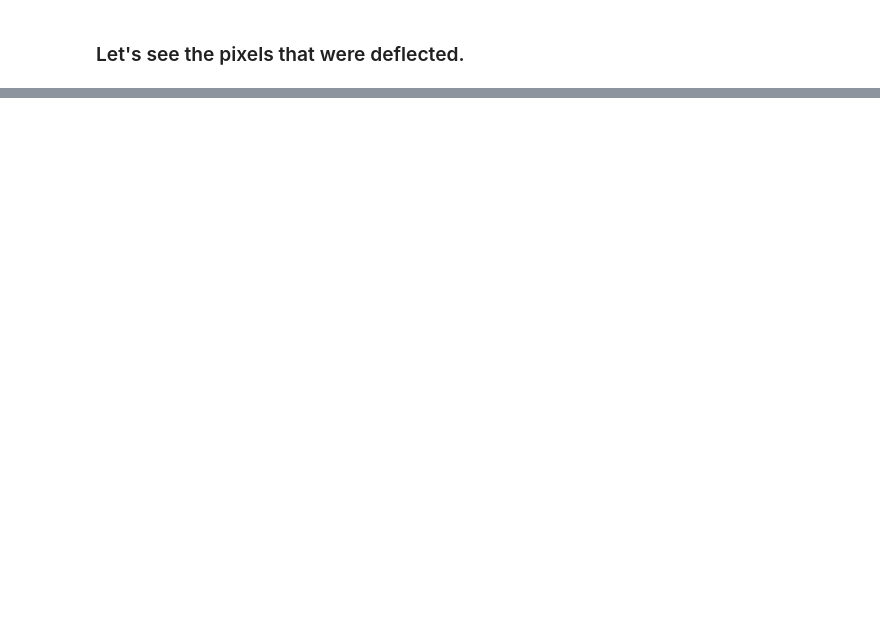
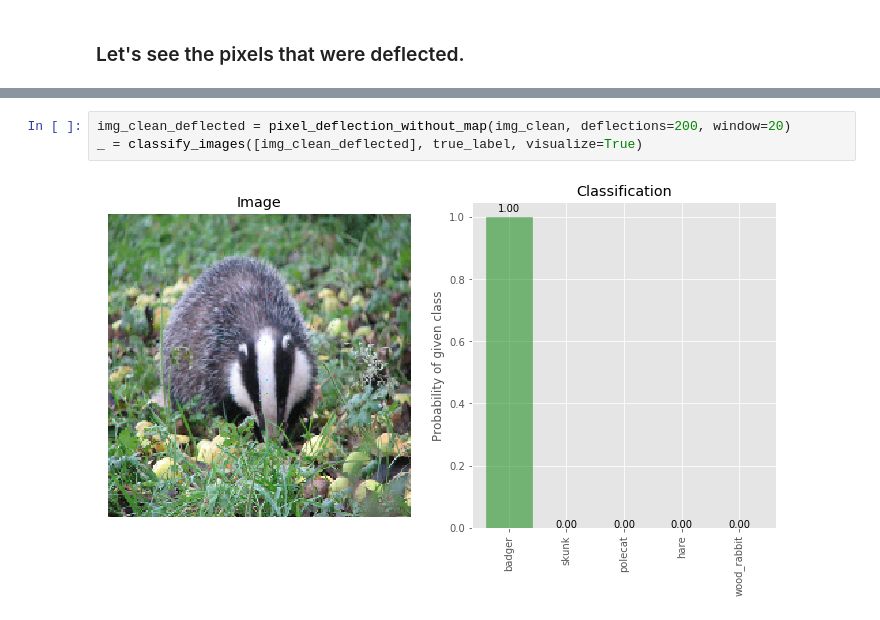
Before and after one commit to iamaaditya/pixel-deflection, a Jupyter notebook: demo.ipynb, the cells around one changed output, grey strips where cells are left out. Saved outputs shown, nothing was run; the diff lists cells and outputs as text; blank space fills up the shorter version.

```diff
--- a/demo.ipynb
+++ b/demo.ipynb
@@ -144,0 +148,5 @@ from skimage.restoration import denoise_wavelet
+# %%
+img_clean_deflected = pixel_deflection_without_map(img_clean, deflections=200, window=20)
+_ = classify_images([img_clean_deflected], true_label, visualize=True)
+# %% [output]
+[figure, added]
```
Also changed, not shown: parts of 30 cells of this notebook, 1 other file.
